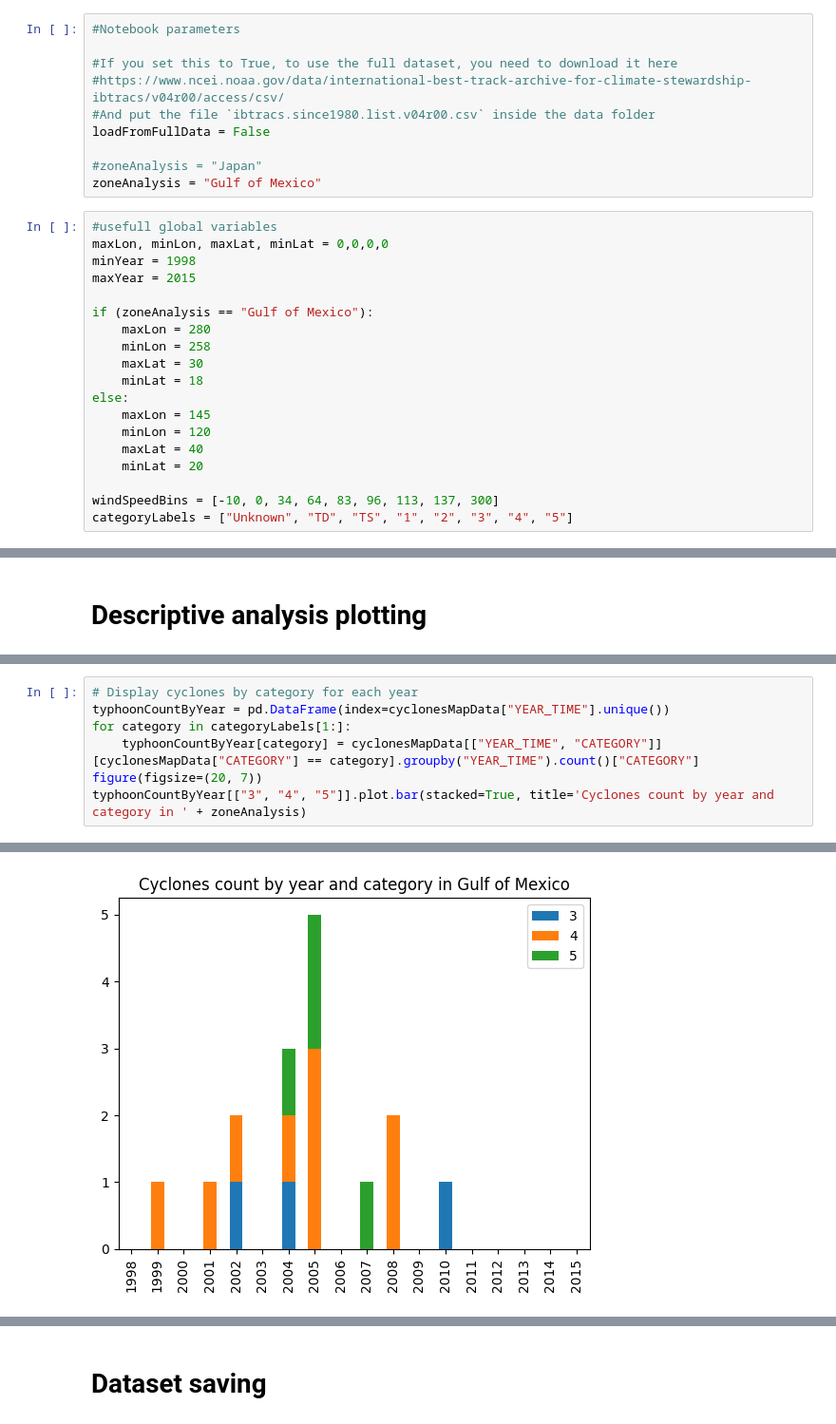
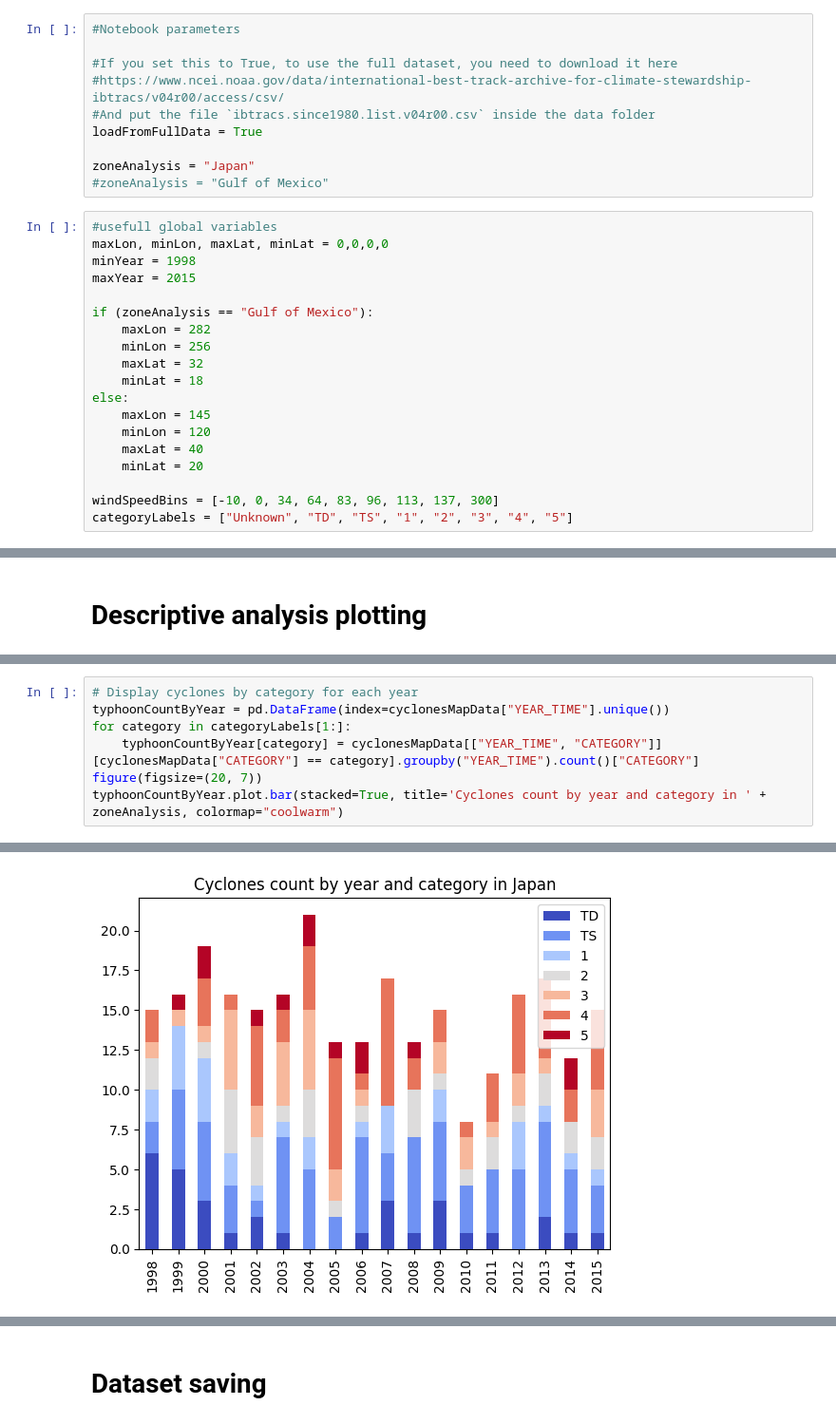
Before and after one commit to GGomez99/ds2-2023-Project2, a Jupyter notebook: project/arens-gomez-humeau-khieu/ibtracs-analysis.ipynb, the cells around one changed output, grey strips where cells are left out. Shown at 95% size. Cells and saved outputs as stored; diff of their text form.

Commit message:
Fix datasets and colormaps

```diff
--- a/project/arens-gomez-humeau-khieu/ibtracs-analysis.ipynb
+++ b/project/arens-gomez-humeau-khieu/ibtracs-analysis.ipynb
@@ -14,10 +14,10 @@ from matplotlib.pyplot import *
 #If you set this to True, to use the full dataset, you need to download it here
 #https://www.ncei.noaa.gov/data/international-best-track-archive-for-climate-stewardship-ibtracs/v04r00/access/csv/
 #And put the file `ibtracs.since1980.list.v04r00.csv` inside the data folder
-loadFromFullData = False
+loadFromFullData = True
 
-#zoneAnalysis = "Japan"
-zoneAnalysis = "Gulf of Mexico"
+zoneAnalysis = "Japan"
+#zoneAnalysis = "Gulf of Mexico"
 # %%
 #usefull global variables
 maxLon, minLon, maxLat, minLat = 0,0,0,0
@@ -25,9 +25,9 @@ minYear = 1998
 maxYear = 2015
 
 if (zoneAnalysis == "Gulf of Mexico"):
-    maxLon = 280
-    minLon = 258
-    maxLat = 30
+    maxLon = 282
+    minLon = 256
+    maxLat = 32
     minLat = 18
 else:
     maxLon = 145
@@ -189,5 +188,5 @@ typhoonCountByYear = pd.DataFrame(index=cyclonesMapData["YEAR_TIME"].unique())
 for category in categoryLabels[1:]:
     typhoonCountByYear[category] = cyclonesMapData[["YEAR_TIME", "CATEGORY"]][cyclonesMapData["CATEGORY"] == category].groupby("YEAR_TIME").count()["CATEGORY"]
 figure(figsize=(20, 7))
-typhoonCountByYear[["3", "4", "5"]].plot.bar(stacked=True, title='Cyclones count by year and category in ' + zoneAnalysis)
+typhoonCountByYear.plot.bar(stacked=True, title='Cyclones count by year and category in ' + zoneAnalysis, colormap="coolwarm")
 # %% [output]
@@ -195,5 +194,5 @@ typhoonCountByYear[["3", "4", "5"]].plot.bar(stacked=True, title='Cyclones count
 <Figure size 2000x700 with 0 Axes>
-[figure, old version]
+[figure, new version]
 # %%
 typhoonCountByYear
 # %% [output]
```
Also changed, not shown: parts of 8 cells of this notebook, 3 other files.
